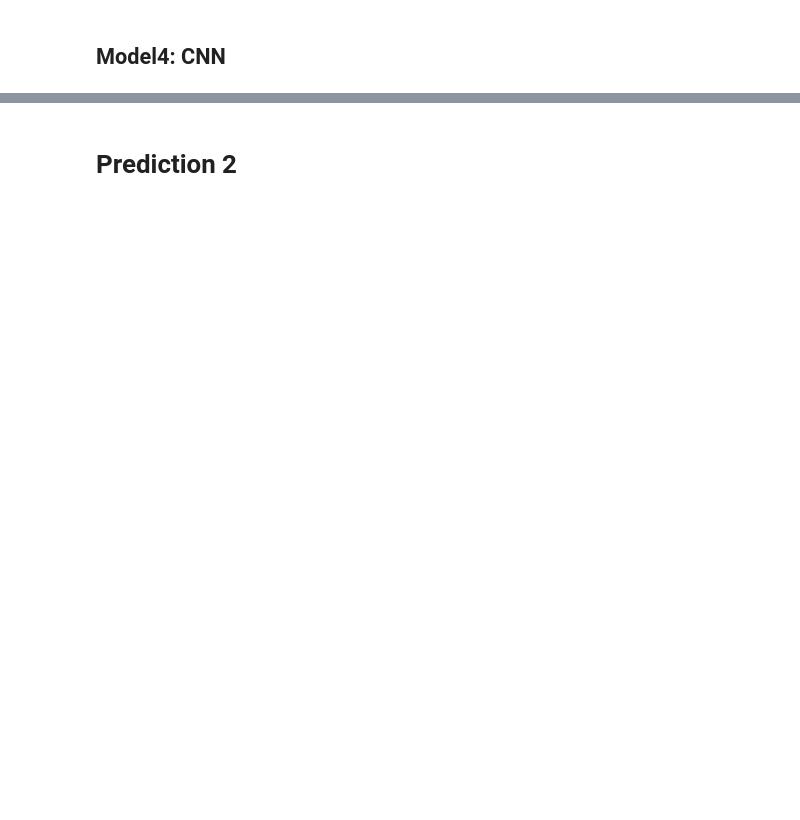
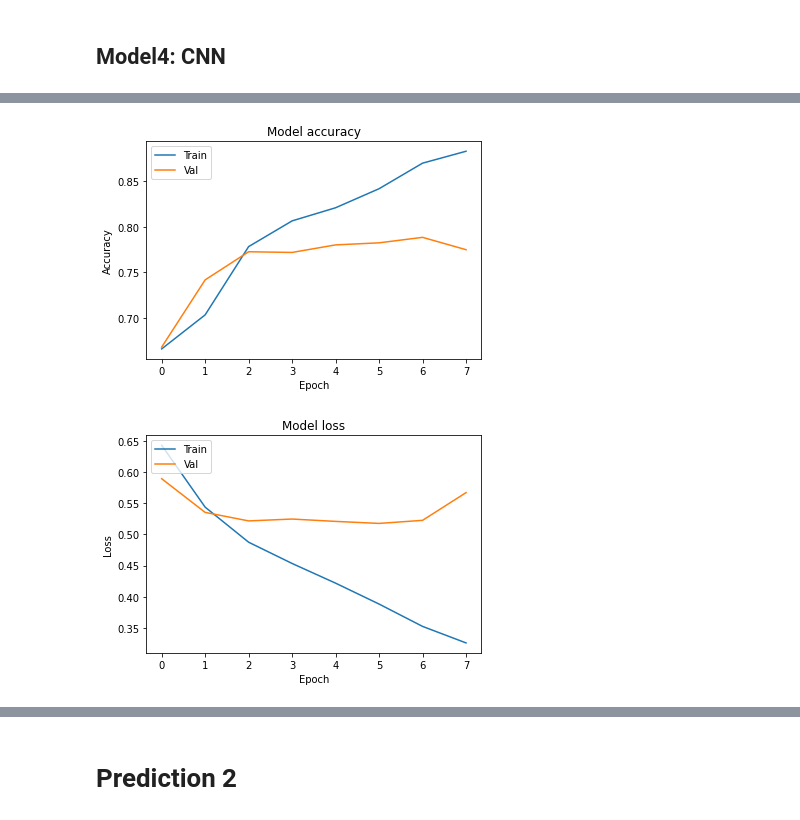
Before and after one commit to kruttikajain/Targetted-Abusive_Language_Online, a Jupyter notebook: prediciton1.ipynb, the cells around one changed output, grey strips where cells are left out. Drawn from its saved outputs; the diff is of its cells as text; code cells hidden in the pictures; blank space fills up the shorter version.

Commit message:
add CNN model, but heatmap cannot work yet

```diff
--- a/prediciton1.ipynb
+++ b/prediciton1.ipynb
@@ -778,0 +865,12 @@ logging.info('=========done===========')
+# %%
+model_CNN.compile(loss='binary_crossentropy', optimizer='adam', metrics=['accuracy'])
+
+from tensorflow.keras.callbacks import EarlyStopping
+callbacks = EarlyStopping(monitor='val_loss', min_delta=0, patience = 2)
+history = model_CNN.fit(train_X,
+                        train_y,
+                        batch_size=512,
+                        epochs=14,
+                        validation_data=(val_X, val_y),
+                        callbacks=callbacks
+                        )
@@ -778,0 +894,22 @@ logging.info('=========done===========')
+# %%
+# Plot training & validation accuracy values
+import matplotlib.pyplot as plt
+plt.plot(history.history['accuracy'])
+plt.plot(history.history['val_accuracy'])
+plt.title('Model accuracy')
+plt.ylabel('Accuracy')
+plt.xlabel('Epoch')
+plt.legend(['Train', 'Val'], loc='upper left')
+plt.show()
+
+# Plot training & validation loss values
+plt.plot(history.history['loss'])
+plt.plot(history.history['val_loss'])
+plt.title('Model loss')
+plt.ylabel('Loss')
+plt.xlabel('Epoch')
+plt.legend(['Train', 'Val'], loc='upper left')
+plt.show()
+# %% [output]
+[figure, added]
+[figure, added]
```
Also changed, not shown: parts of 37 cells of this notebook.
